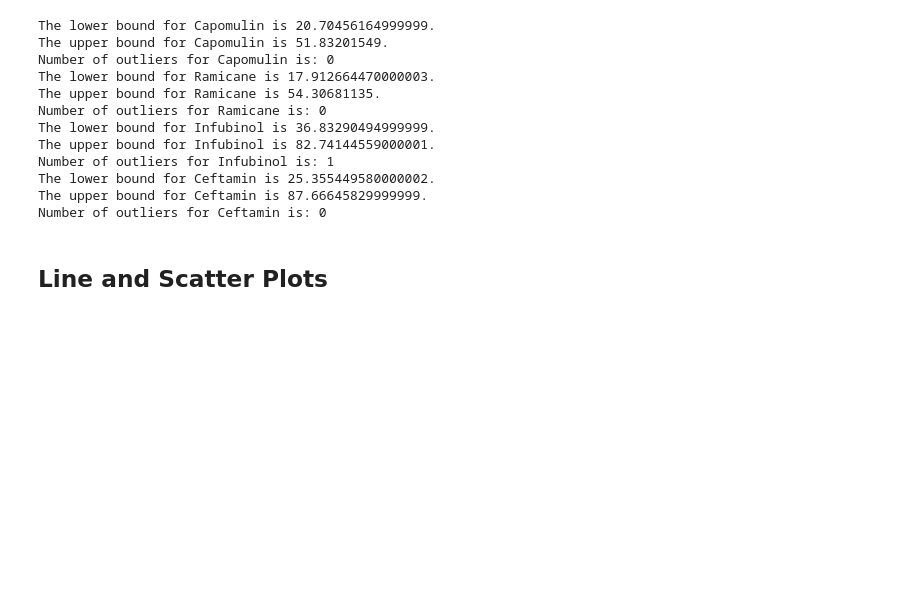
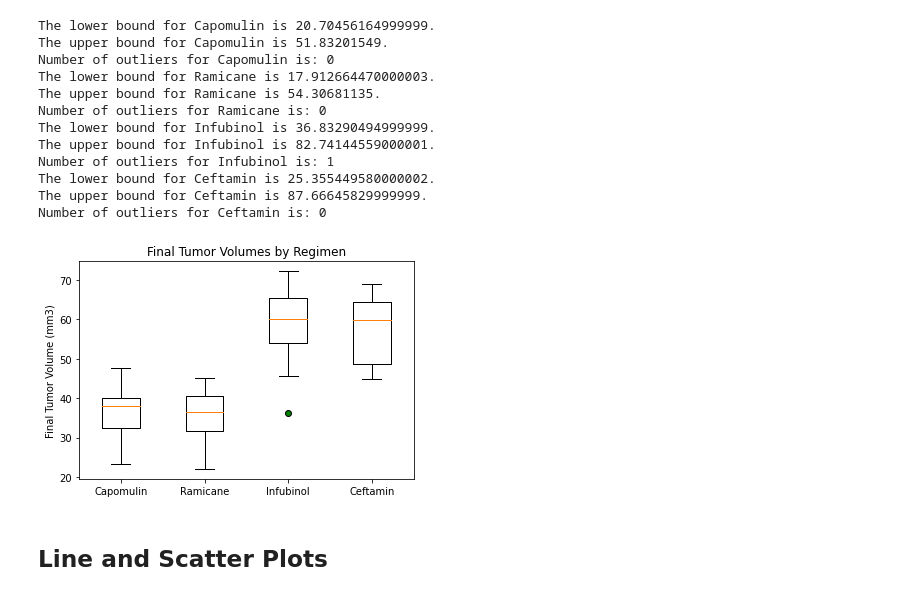
Before and after one commit to KDaceyx/Pymaceuticals, a Jupyter notebook: pymaceuticals_starter.ipynb, the cells around one changed output. Saved outputs shown, nothing was run; the diff lists cells and outputs as text; code cells hidden in the pictures; blank space fills up the shorter version.

Commit message:
added boxplot

```diff
--- a/pymaceuticals_starter.ipynb
+++ b/pymaceuticals_starter.ipynb
@@ -252,3 +250,15 @@ Number of outliers for Ceftamin is: 0
+# %%
+# Generate a box plot of the final tumor volume of each mouse across four regimens of interest
+fig1, ax1 = plt.subplots()
+ax1.set_title('Final Tumor Volumes by Regimen')
+ax1.set_ylabel('Final Tumor Volume (mm3)')
+# mark outlier with different shape/color
+green_outlier = dict(markerfacecolor='g', marker='o')
+ax1.boxplot(tumor_data, flierprops=green_outlier)
+plt.xticks([1,2,3,4],['Capomulin', 'Ramicane', 'Infubinol', 'Ceftamin'])
+plt.show()
+# %% [output]
+[figure, added]
 # %% [markdown]
 ## Line and Scatter Plots
 # %%
```
Also changed, not shown: parts of 1 cell of this notebook.
